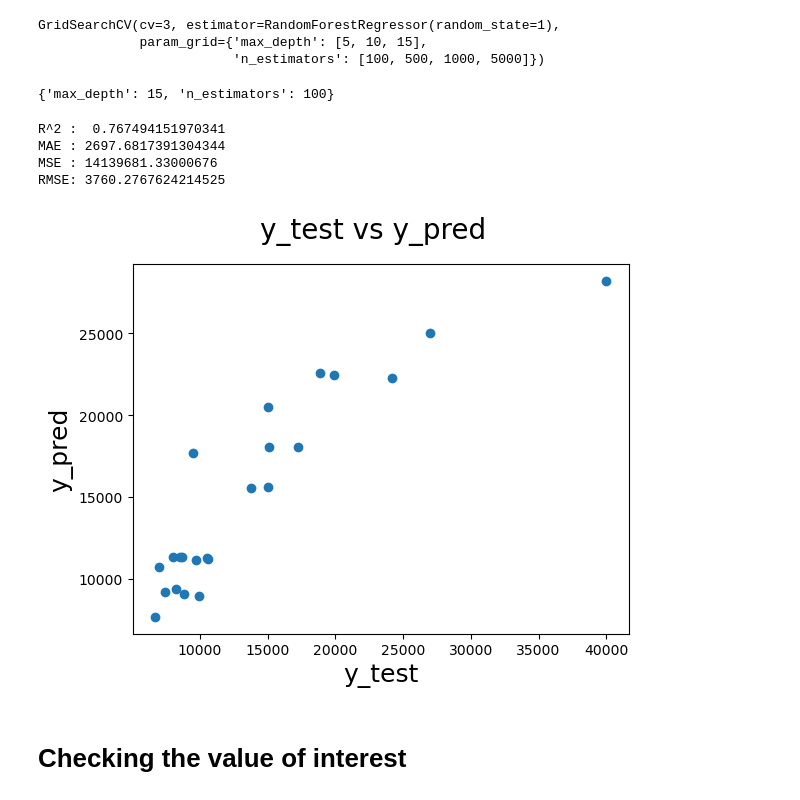
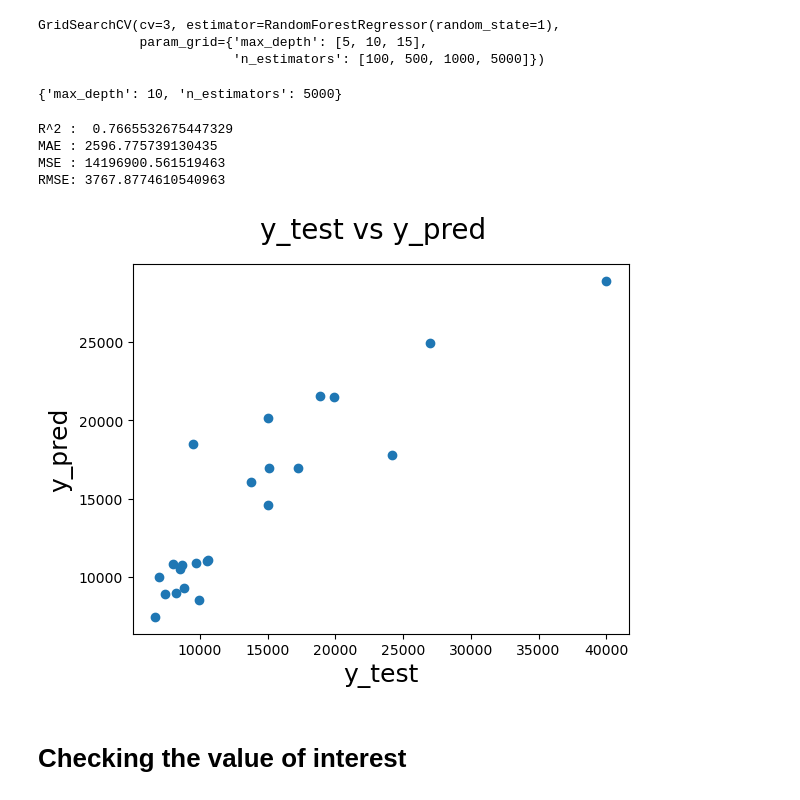
Before and after one commit to blue-quark/trailer_price_regression, a Jupyter notebook: trailer-price-regression.ipynb, the cells around one changed output. Cells and saved outputs as stored; diff of their text form; code cells hidden in the pictures.

Commit message:
Kaggle Notebook | Trailer Price Regression | Version 19

```diff
--- a/trailer-price-regression.ipynb
+++ b/trailer-price-regression.ipynb
@@ -214,3 +214,6 @@ cat_data
 | 94 | On Road/Off Road | Yes | Yes | Option | No | No | No | ... |
 | 95 | On Road/Off Road | Yes | Yes | Option | No | No | Yes | ... |
 96 rows × 11 columns
+# %%
+cat_data = data[['Usage Intent- On or Off Road', 'A/C', 'Roof Rack', 'Spare Tire', 'Battery Power Supply', 'Cabinets', 'Refrigerator', 'Awning', 'Solar', 'STOVE', 'USB Charging']]
+cat_data
@@ -499,8 +591,8 @@ This section is in progress while more feature data is collected.
 #the last columns contain values we want to predict
 data3=data.drop(data.index[91:])
 # %%
-#removing selected features with a negative correlation
-X = data3.drop(['price', 'Door Windows', 'A/C'],axis=1)
+#removing worst features from regressive feature selection
+X = data3.drop(['price', 'Awning', 'Battery Power Supply', 'STOVE', 'Usage Intent- On or Off Road'],axis=1)
 y=data3['price']
 # %%
 X_train,X_test,y_train,y_test = train_test_split(X,y,test_size=0.25,random_state=1)
@@ -641,17 +733,17 @@ GridSearchCV(cv=3, estimator=RandomForestRegressor(random_state=1),
 #print the best parameters determined in GridSearchCV
 CV_rfc.best_params_
 # %% [output]
-{'max_depth': 15, 'n_estimators': 100}
+{'max_depth': 10, 'n_estimators': 5000}
 # %%
 #run a final model using the optimal parameters
-final_model = RandomForestRegressor(criterion= 'squared_error', n_estimators=100, max_features='sqrt', max_depth=15, min_samples_leaf=1, random_state=1)
+final_model = RandomForestRegressor(criterion= 'squared_error', n_estimators=1000, max_features='sqrt', max_depth=15, min_samples_leaf=1, random_state=1)
 run_experiment(final_model)
 # %% [output]
-R^2 :  0.767494151970341
-MAE : 2697.6817391304344
-MSE : 14139681.33000676
-RMSE: 3760.2767624214525
+R^2 :  0.7665532675447329
+MAE : 2596.775739130435
+MSE : 14196900.561519463
+RMSE: 3767.8774610540963
-[figure, old version]
+[figure, new version]
 # %% [markdown]
 # Checking the value of interest
 # %%
```
Also changed, not shown: parts of 22 cells of this notebook.
